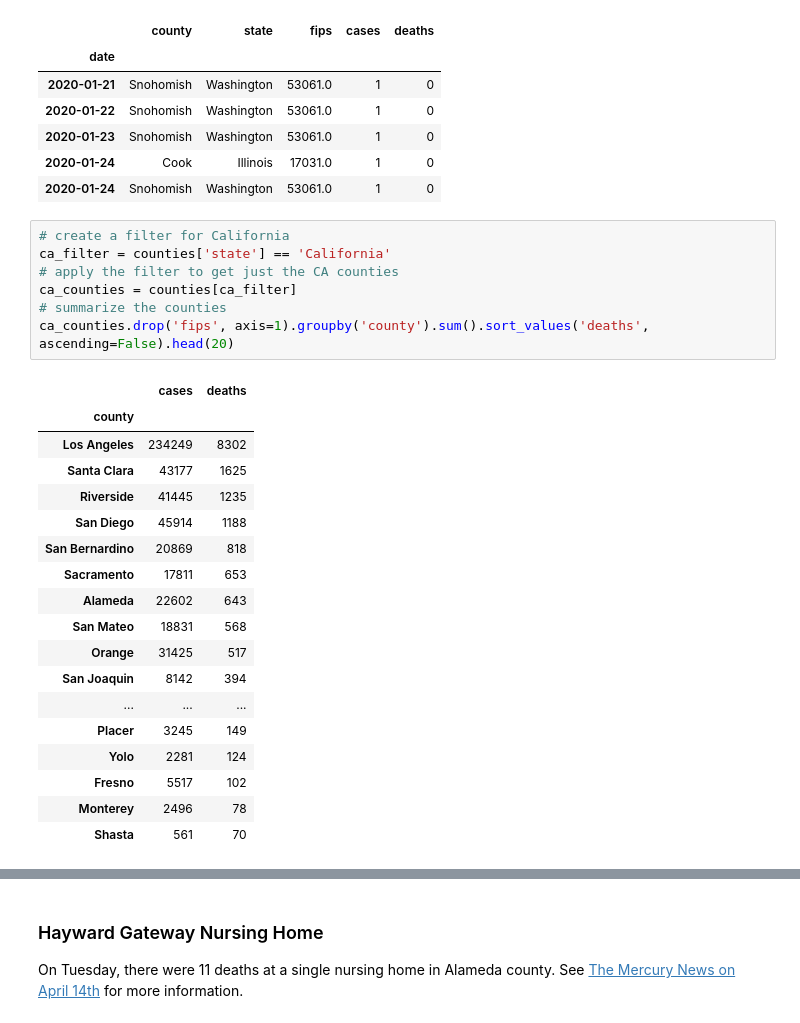
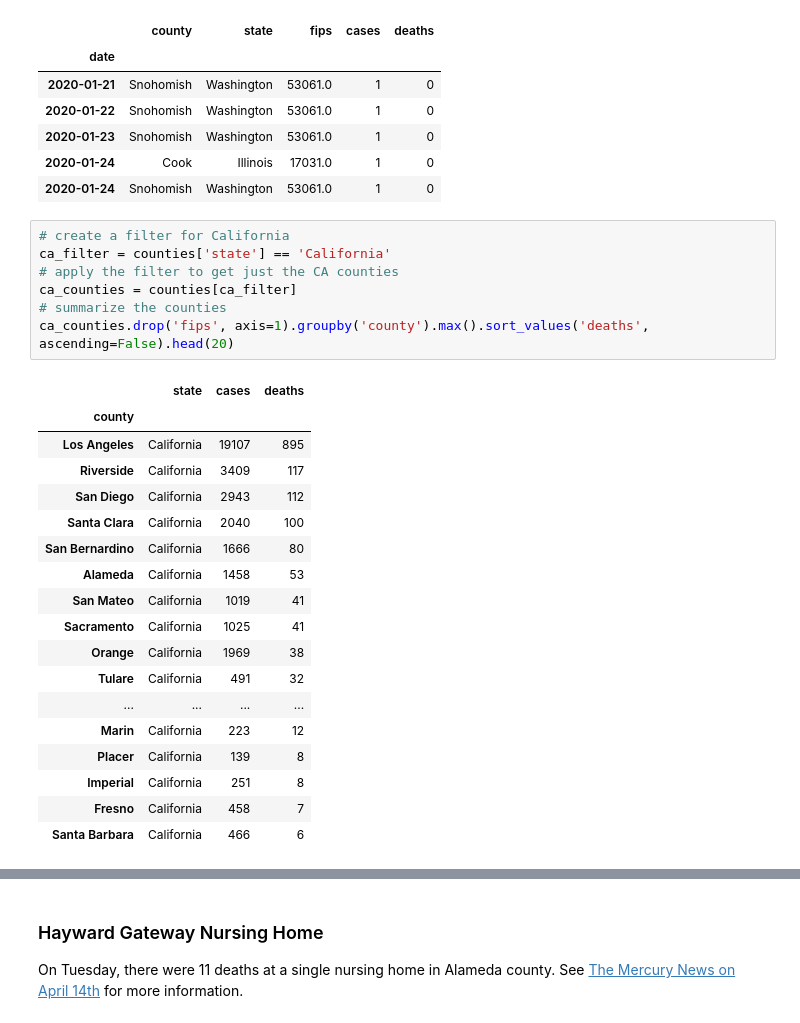
Before and after one commit to mikofski/covid-19-data, a Jupyter notebook: NYTimes COVID-19 Python-Pandas-Jupyter Tutorial.ipynb, the cells around one changed output, grey strips where cells are left out. Saved outputs shown, nothing was run; the diff lists cells and outputs as text.

Commit message:
fix max not sum! explain negative count in alameda, add attribution to nytimes

```diff
--- a/NYTimes COVID-19 Python-Pandas-Jupyter Tutorial.ipynb
+++ b/NYTimes COVID-19 Python-Pandas-Jupyter Tutorial.ipynb
@@ -449,29 +450,29 @@ counties.head()  # show the first few rows of the data
 # %%
 # create a filter for California
 ca_filter = counties['state'] == 'California'
 # apply the filter to get just the CA counties
 ca_counties = counties[ca_filter]
 # summarize the counties
-ca_counties.drop('fips', axis=1).groupby('county').sum().sort_values('deaths', ascending=False).head(20)
+ca_counties.drop('fips', axis=1).groupby('county').max().sort_values('deaths', ascending=False).head(20)
 # %% [output]
-|  | cases | deaths |
-| county |  |  |
-| Los Angeles | 234249 | 8302 |
-| Santa Clara | 43177 | 1625 |
-| Riverside | 41445 | 1235 |
-| San Diego | 45914 | 1188 |
-| San Bernardino | 20869 | 818 |
-| Sacramento | 17811 | 653 |
-| Alameda | 22602 | 643 |
-| San Mateo | 18831 | 568 |
-| Orange | 31425 | 517 |
-| San Joaquin | 8142 | 394 |
-| ... | ... | ... |
-| Placer | 3245 | 149 |
-| Yolo | 2281 | 124 |
-| Fresno | 5517 | 102 |
-| Monterey | 2496 | 78 |
-| Shasta | 561 | 70 |
+|  | state | cases | deaths |
+| county |  |  |  |
+| Los Angeles | California | 19107 | 895 |
+| Riverside | California | 3409 | 117 |
+| San Diego | California | 2943 | 112 |
+| Santa Clara | California | 2040 | 100 |
+| San Bernardino | California | 1666 | 80 |
+| Alameda | California | 1458 | 53 |
+| San Mateo | California | 1019 | 41 |
+| Sacramento | California | 1025 | 41 |
+| Orange | California | 1969 | 38 |
+| Tulare | California | 491 | 32 |
+| ... | ... | ... | ... |
+| Marin | California | 223 | 12 |
+| Placer | California | 139 | 8 |
+| Imperial | California | 251 | 8 |
+| Fresno | California | 458 | 7 |
+| Santa Barbara | California | 466 | 6 |
 # %%
 # make a figure with two stacked plots
 f, ax = plt.subplots(2, 1, figsize=(16, 12), sharex=True)
```
Also changed, not shown: parts of 25 cells of this notebook.
